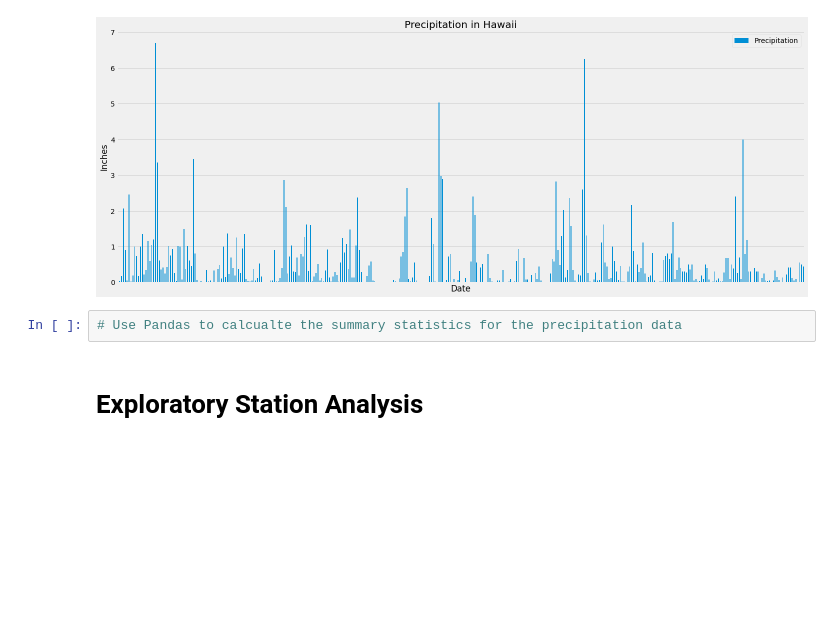
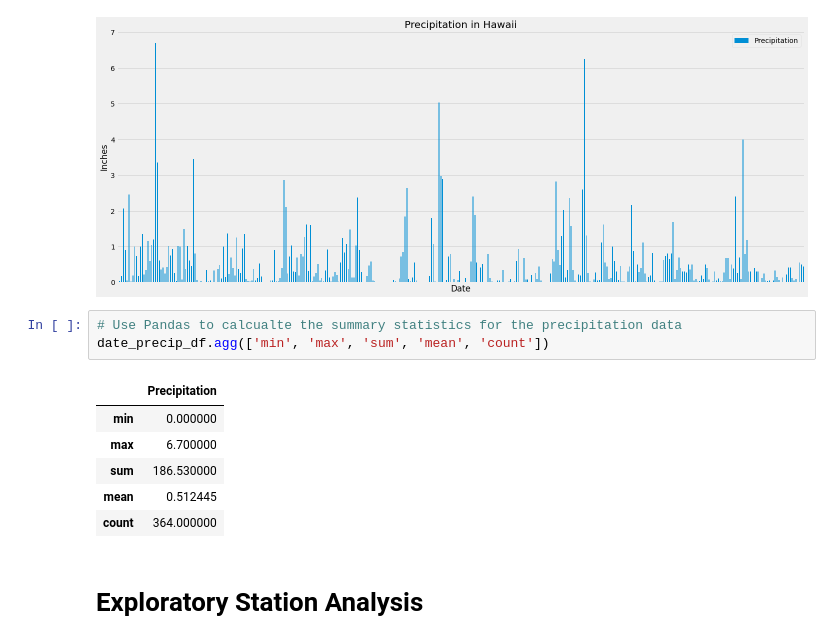
Before and after one commit to githotirado/sqlalchemy-challenge, a Jupyter notebook: climate_starter.ipynb, the cells around one changed output. Saved outputs shown, nothing was run; the diff lists cells and outputs as text; blank space fills up the shorter version.

```diff
--- a/climate_starter.ipynb
+++ b/climate_starter.ipynb
@@ -103,6 +103,14 @@ plt.show()
 [figure]
 # %%
 # Use Pandas to calcualte the summary statistics for the precipitation data
+date_precip_df.agg(['min', 'max', 'sum', 'mean', 'count'])
+# %% [output]
+|  | Precipitation |
+| min | 0.000000 |
+| max | 6.700000 |
+| sum | 186.530000 |
+| mean | 0.512445 |
+| count | 364.000000 |
 # %% [markdown]
 # Exploratory Station Analysis
 # %%
```
Also changed, not shown: 1 other file.
